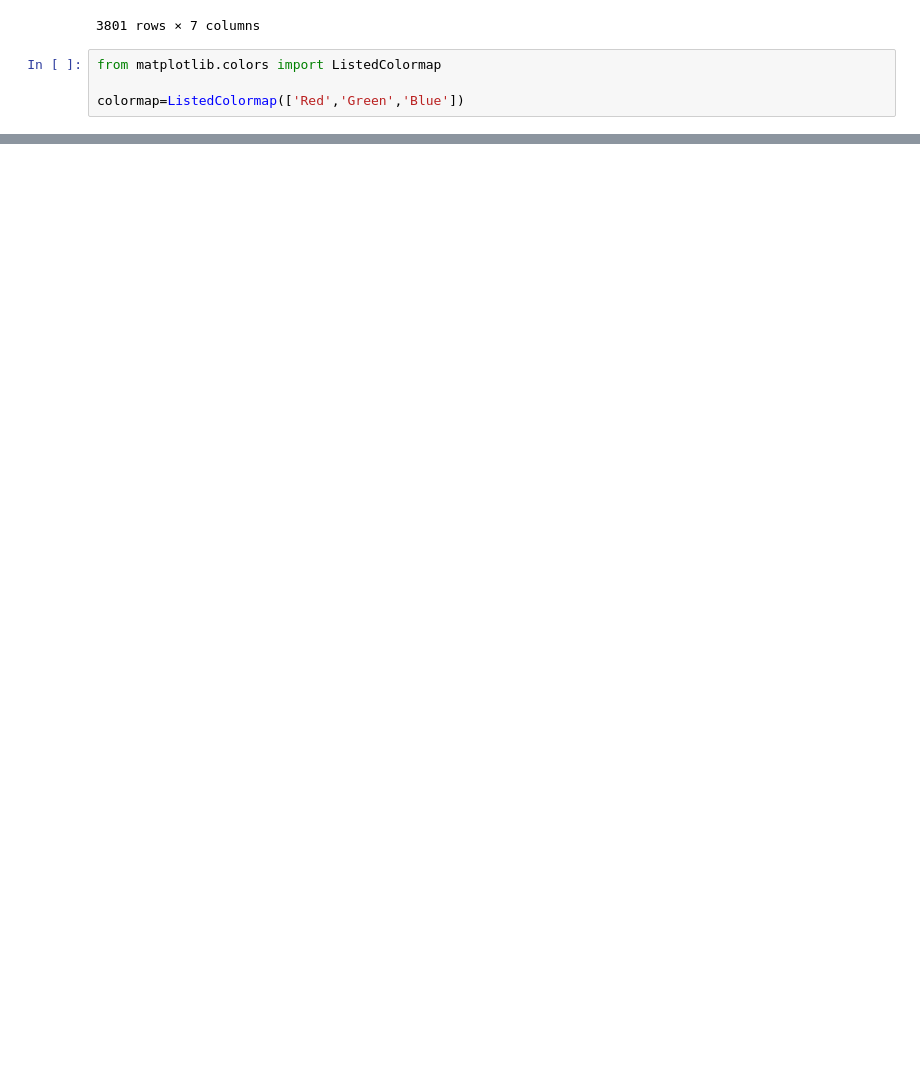
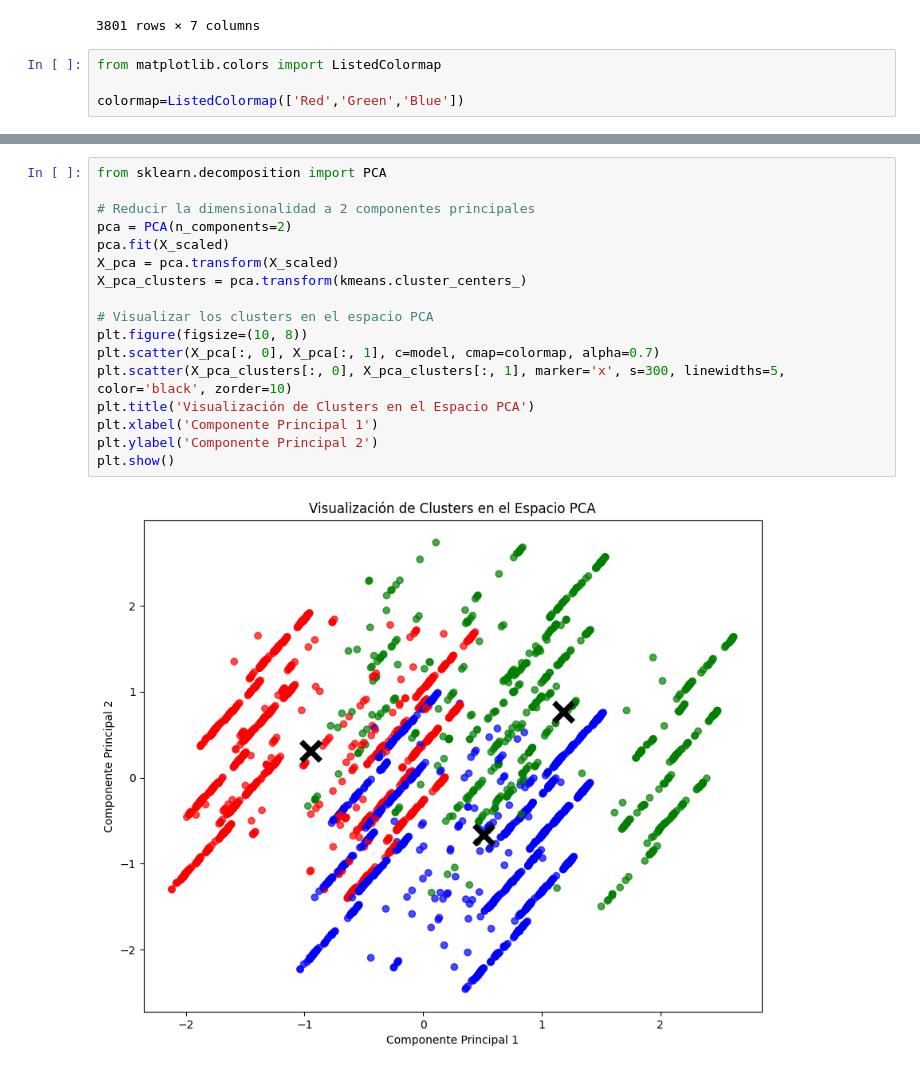
Before and after one commit to voz-mk/sistemas-inteligentes, a Jupyter notebook: main.ipynb, the cells around one changed output, grey strips where cells are left out. Cells and saved outputs as stored; diff of their text form; blank space fills up the shorter version.

```diff
--- a/main.ipynb
+++ b/main.ipynb
@@ -475,0 +484,19 @@ plt.show()
+# %%
+from sklearn.decomposition import PCA
+
+# Reducir la dimensionalidad a 2 componentes principales
+pca = PCA(n_components=2)
+pca.fit(X_scaled)
+X_pca = pca.transform(X_scaled)
+X_pca_clusters = pca.transform(kmeans.cluster_centers_)
+
+# Visualizar los clusters en el espacio PCA
+plt.figure(figsize=(10, 8))
+plt.scatter(X_pca[:, 0], X_pca[:, 1], c=model, cmap=colormap, alpha=0.7)
+plt.scatter(X_pca_clusters[:, 0], X_pca_clusters[:, 1], marker='x', s=300, linewidths=5, color='black', zorder=10)
+plt.title('Visualización de Clusters en el Espacio PCA')
+plt.xlabel('Componente Principal 1')
+plt.ylabel('Componente Principal 2')
+plt.show()
+# %% [output]
+[figure, added]
```
Also changed, not shown: parts of 20 cells of this notebook.
